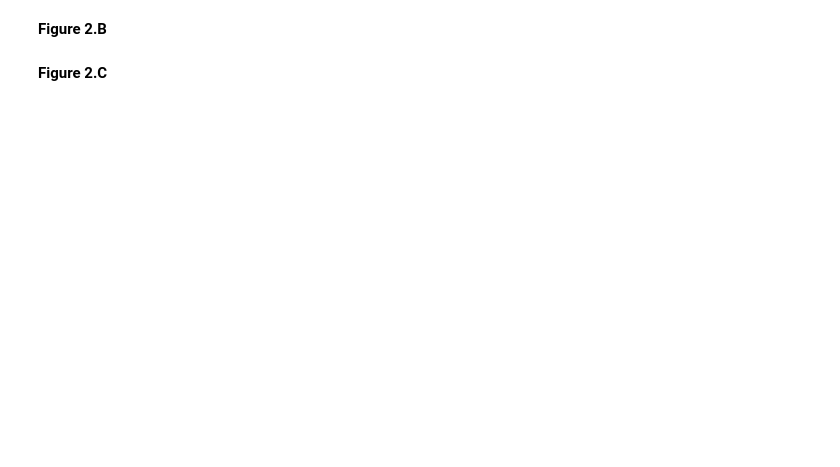
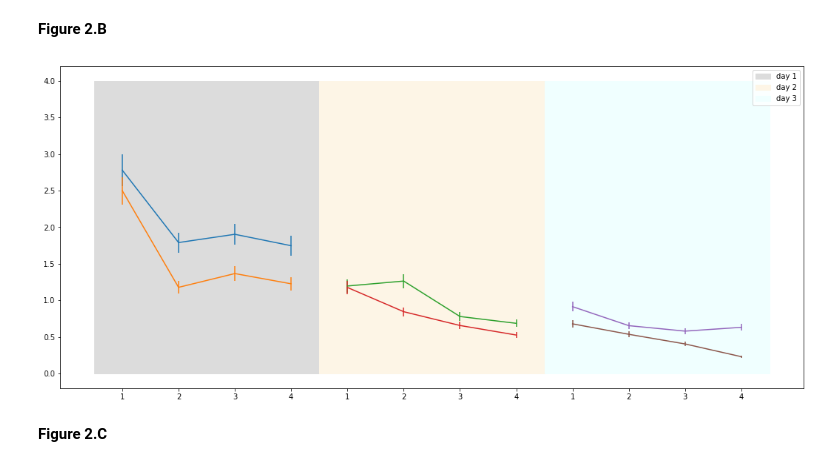
Before and after one commit to gdeside/LGBIO2060_Projects, a Jupyter notebook: Project_1/LGBIO2060_Projet_1_Group_.ipynb, the cells around one changed output. Drawn from its saved outputs; the diff is of its cells as text; code cells hidden in the pictures; blank space fills up the shorter version.

```diff
--- a/Project_1/LGBIO2060_Projet_1_Group_.ipynb
+++ b/Project_1/LGBIO2060_Projet_1_Group_.ipynb
@@ -139,2 +199,27 @@ plt.show()
+# %%
+x_plot_1 = np.arange(1,9,1)
+x_plot_2 = np.arange(9,13,1)
+
+plt.figure(figsize = (18,8))
+
+plt.errorbar(np.arange(1,5,1),wide_mean_quartile_day_one,yerr = wide_std_quartile_day_one)
+plt.errorbar(np.arange(1,5,1),arrow_mean_quartile_day_one,yerr = arrow_std_quartile_day_one)
+
+plt.errorbar(np.arange(5,9,1),wide_mean_quartile_day_two,yerr = wide_std_quartile_day_two)
+plt.errorbar(np.arange(5,9,1),arrow_mean_quartile_day_two,yerr = arrow_std_quartile_day_two)
+
+plt.errorbar(np.arange(9,13,1),wide_mean_quartile_day_three,yerr = wide_std_quartile_day_three)
+plt.errorbar(np.arange(9,13,1),arrow_mean_quartile_day_three,yerr = arrow_std_quartile_day_three)
+
+
+plt.fill_between(np.arange(0.5,5.5,1),np.ones(5)*4, color='gainsboro',label = "day 1")
+plt.fill_between(np.arange(4.5,9.5,1),np.ones(5)*4, color='oldlace',label = "day 2")
+plt.fill_between(np.arange(8.5,13.5,1),np.ones(5)*4, color='azure',label = "day 3")
+
+plt.legend()
+plt.xticks(np.arange(1,13,1),[1,2,3,4,1,2,3,4,1,2,3,4])
+plt.show()
+# %% [output]
+[figure, added]
 # %% [markdown]
 **Figure 2.C**
```
Also changed, not shown: parts of 21 cells of this notebook.
